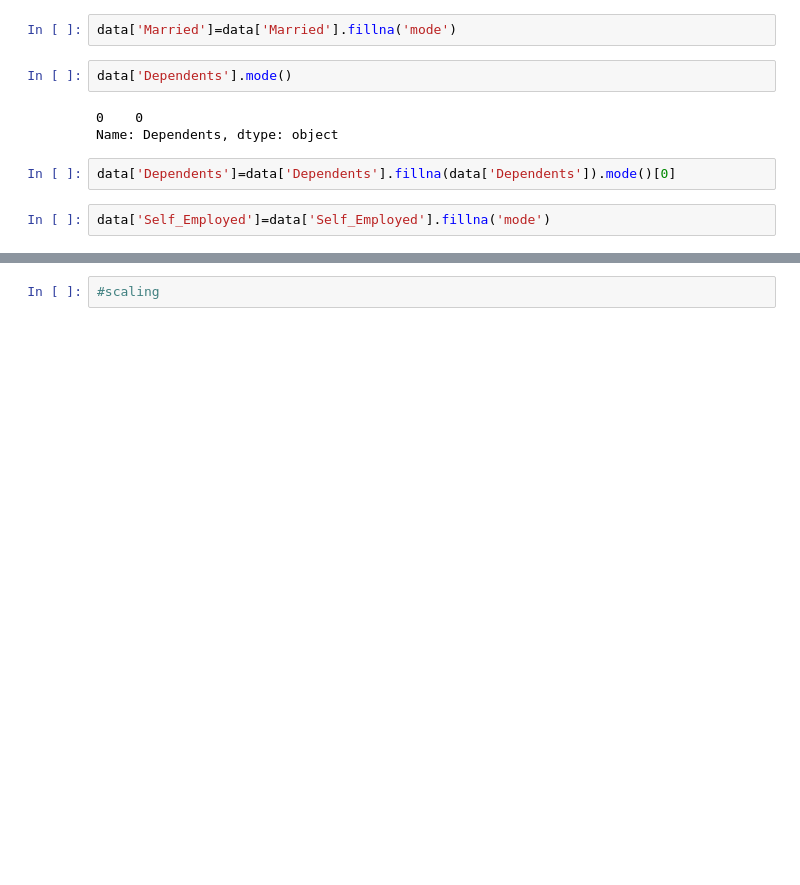
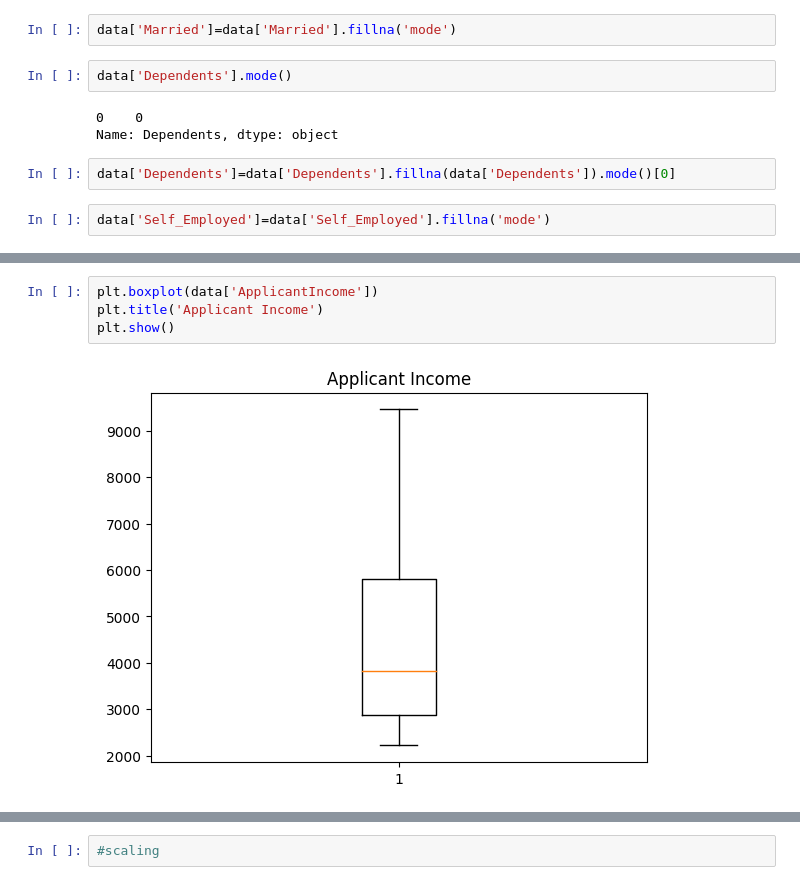
Before and after one commit to AngelB26/ICTAK, a Jupyter notebook: Ensembling.ipynb, the cells around one changed output, grey strips where cells are left out. Cells and saved outputs as stored; diff of their text form; blank space fills up the shorter version.

```diff
--- a/Ensembling.ipynb
+++ b/Ensembling.ipynb
@@ -198,0 +212,6 @@ dtype: int64
+# %%
+plt.boxplot(data['ApplicantIncome'])
+plt.title('Applicant Income')
+plt.show()
+# %% [output]
+[figure, added]
```
Also changed, not shown: parts of 91 cells of this notebook.
